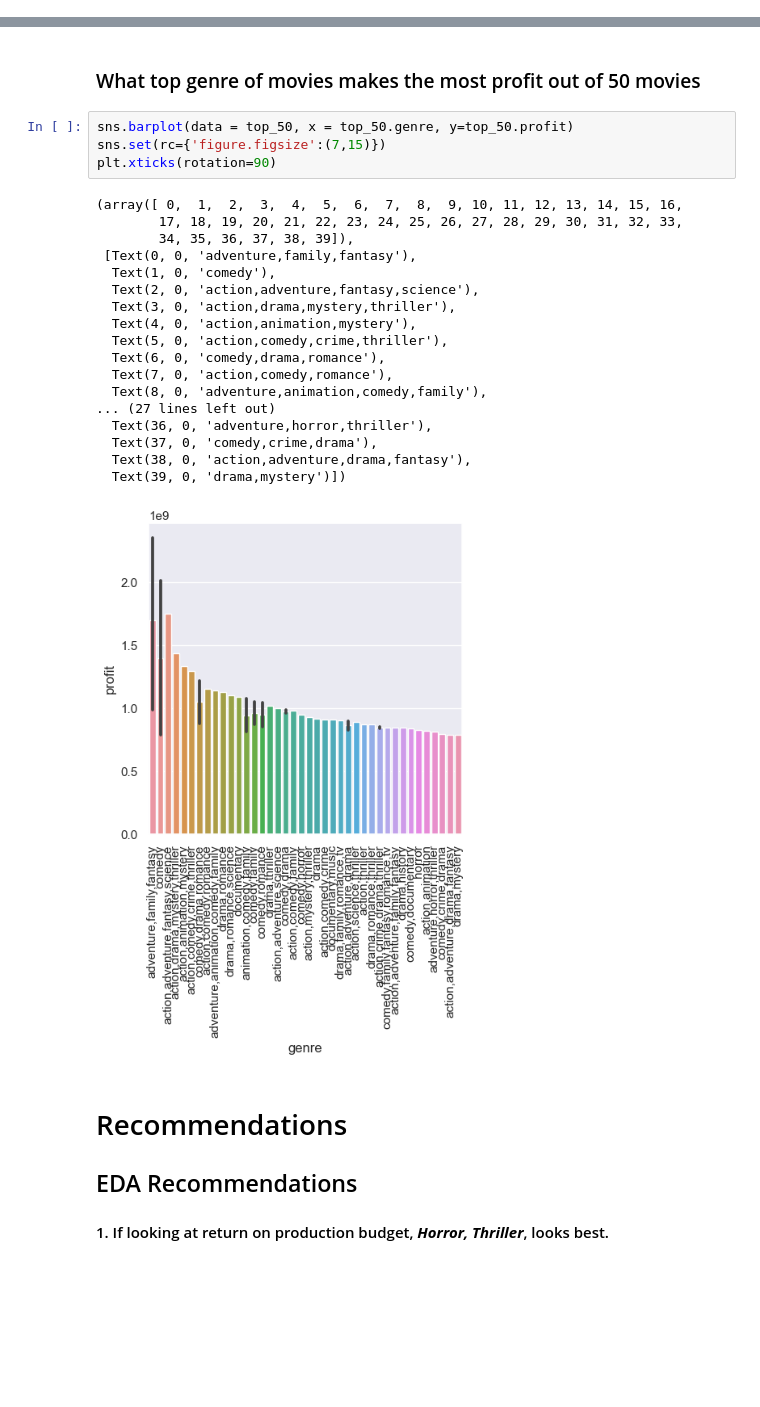
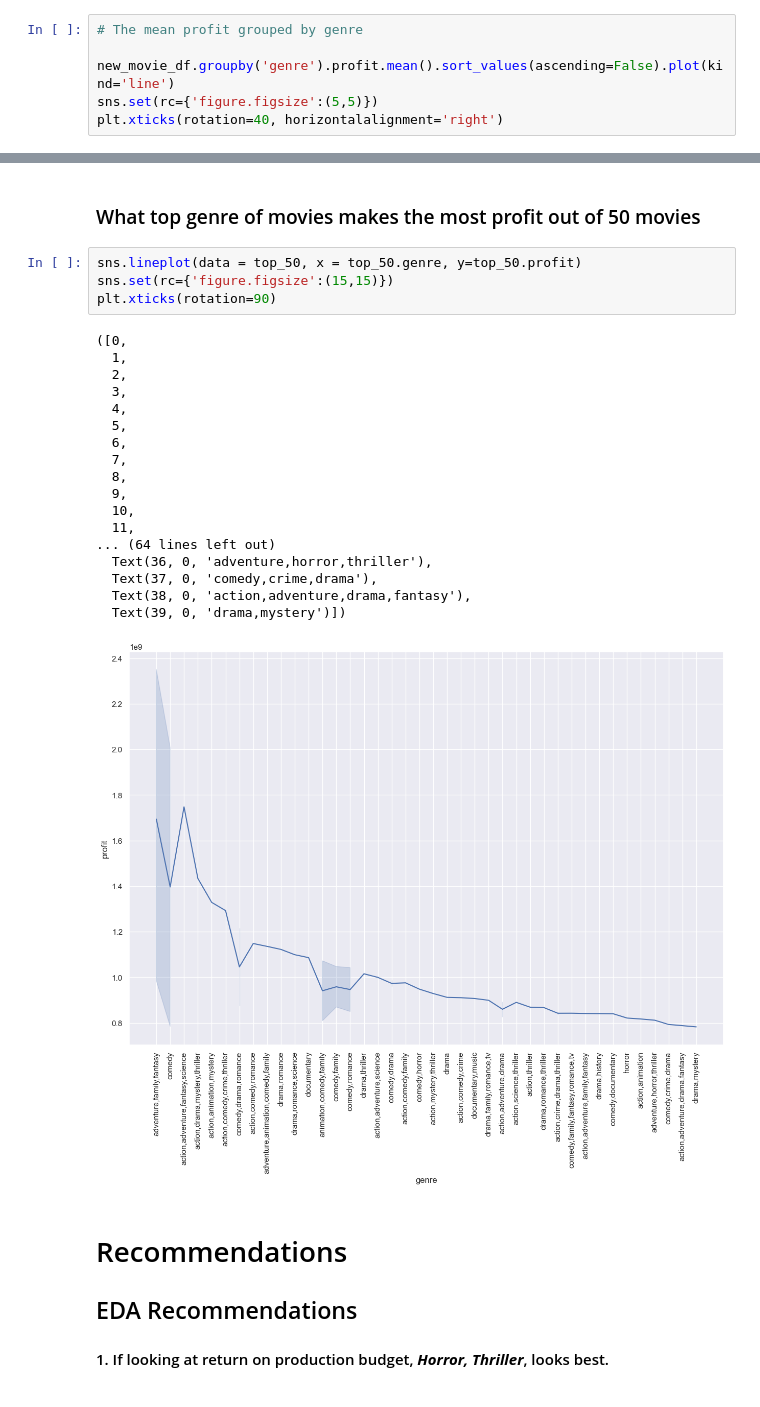
Before and after one commit to bkokin/semester_1_capstone, a Jupyter notebook: exploratory_work/tolu_exploratory.ipynb, the cells around one changed output, grey strips where cells are left out. Saved outputs shown, nothing was run; the diff lists cells and outputs as text; blank space fills up the shorter version.

```diff
--- a/exploratory_work/tolu_exploratory.ipynb
+++ b/exploratory_work/tolu_exploratory.ipynb
@@ -182,0 +187,6 @@ plt.xticks(rotation=40, horizontalalignment='right')
+# %%
+# The mean profit grouped by genre
+
+new_movie_df.groupby('genre').profit.mean().sort_values(ascending=False).plot(kind='line')
+sns.set(rc={'figure.figsize':(5,5)})
+plt.xticks(rotation=40, horizontalalignment='right')
@@ -235,28 +257,28 @@ bottom_50 =  new_movie_df.sort_values(by='profit', ascending = False)[-50:]
 # %% [markdown]
 ### What top genre of movies makes the most profit out of 50 movies
 # %%
-sns.barplot(data = top_50, x = top_50.genre, y=top_50.profit)
-sns.set(rc={'figure.figsize':(7,15)})
+sns.lineplot(data = top_50, x = top_50.genre, y=top_50.profit)
+sns.set(rc={'figure.figsize':(15,15)})
 plt.xticks(rotation=90)
 # %% [output]
-(array([ 0,  1,  2,  3,  4,  5,  6,  7,  8,  9, 10, 11, 12, 13, 14, 15, 16,
-        17, 18, 19, 20, 21, 22, 23, 24, 25, 26, 27, 28, 29, 30, 31, 32, 33,
-        34, 35, 36, 37, 38, 39]),
- [Text(0, 0, 'adventure,family,fantasy'),
-  Text(1, 0, 'comedy'),
-  Text(2, 0, 'action,adventure,fantasy,science'),
-  Text(3, 0, 'action,drama,mystery,thriller'),
-  Text(4, 0, 'action,animation,mystery'),
-  Text(5, 0, 'action,comedy,crime,thriller'),
-  Text(6, 0, 'comedy,drama,romance'),
-  Text(7, 0, 'action,comedy,romance'),
-  Text(8, 0, 'adventure,animation,comedy,family'),
-... (27 lines left out)
+([0,
+  1,
+  2,
+  3,
+  4,
+  5,
+  6,
+  7,
+  8,
+  9,
+  10,
+  11,
+... (64 lines left out)
   Text(36, 0, 'adventure,horror,thriller'),
   Text(37, 0, 'comedy,crime,drama'),
   Text(38, 0, 'action,adventure,drama,fantasy'),
   Text(39, 0, 'drama,mystery')])
-[figure, old version]
+[figure, new version]
 # %% [markdown]
 # Recommendations
 
```
Also changed, not shown: parts of 4 cells of this notebook.
